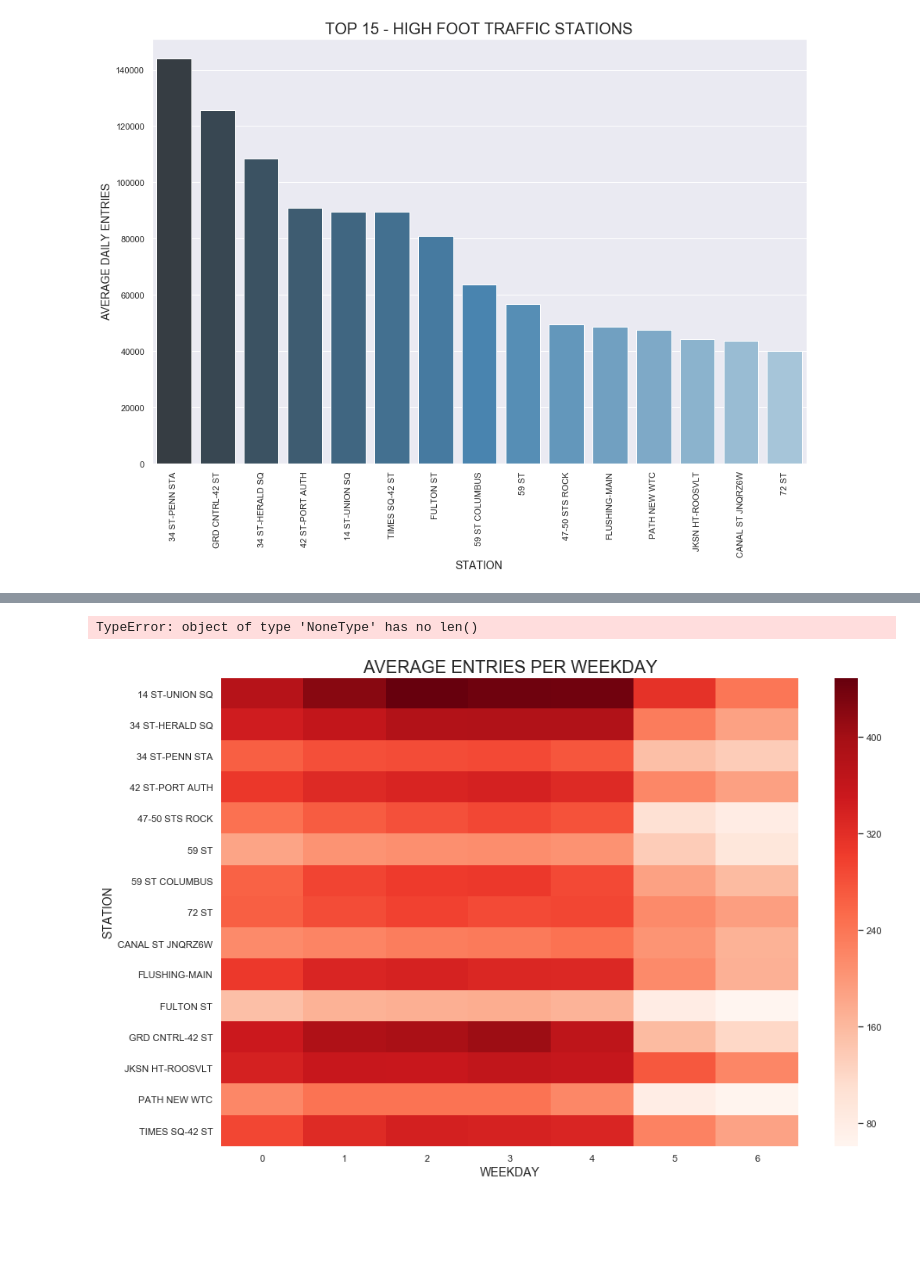
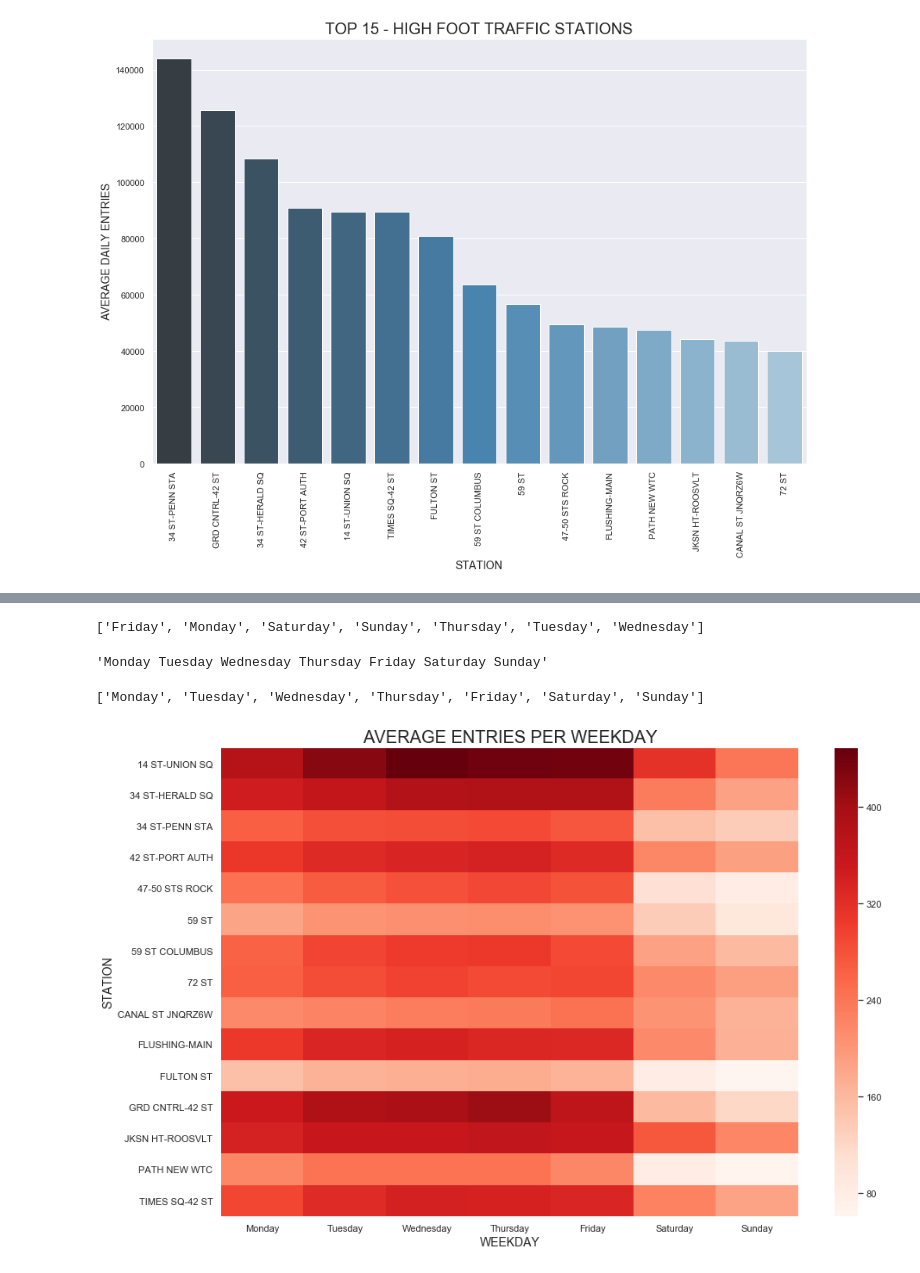
Before and after one commit to liviasalgueiro/Metis_Project-1, a Jupyter notebook: BlackBelt_Benson_Project.ipynb, the cells around one changed output, grey strips where cells are left out. Cells and saved outputs as stored; diff of their text form; code cells hidden in the pictures; blank space fills up the shorter version.

```diff
--- a/BlackBelt_Benson_Project.ipynb
+++ b/BlackBelt_Benson_Project.ipynb
@@ -738,15 +759,29 @@ avg_weekday_top15
+# %%
+cols = avg_weekday_top15.columns.tolist()
+cols
+# %% [output]
+['Friday', 'Monday', 'Saturday', 'Sunday', 'Thursday', 'Tuesday', 'Wednesday']
+# %%
+cols = cols[1] + " " + cols[5] + " " + cols[6] + " " + cols[4] + " " + cols[0]+ " " + cols[2] + " " + cols[3]
+# %% [output]
+'Monday Tuesday Wednesday Thursday Friday Saturday Sunday'
+# %%
+cols = cols.split()
+cols
+# %% [output]
+['Monday', 'Tuesday', 'Wednesday', 'Thursday', 'Friday', 'Saturday', 'Sunday']
+# %%
+avg_weekday_top15 = avg_weekday_top15[cols]
 # %%
 plt.figure(figsize = (15,10))
 sns.heatmap(avg_weekday_top15,annot=False, cmap="Reds");
 plt.xlabel("WEEKDAY", fontsize=14);
 plt.ylabel("STATION", fontsize=14);
 plt.title("AVERAGE ENTRIES PER WEEKDAY", fontsize=20)
-plt.xticks(labels = ['Monday','Tuesday','Wednesday','Thursday','Friday','Saturday', 'Sunday'])
-
 plt.savefig("plot2.svg")
+# plt.xticks(ticks=[0,1,2,3,4,5,6], labels=[0,1,2,3,4,5,6]);
 # %% [output]
-TypeError: object of type 'NoneType' has no len()
-[figure, old version]
+[figure, new version]
 # %%
 top_15_stations = df[df['STATION'].isin(top15_stations)]
 # %%
```
Also changed, not shown: parts of 27 cells of this notebook.
